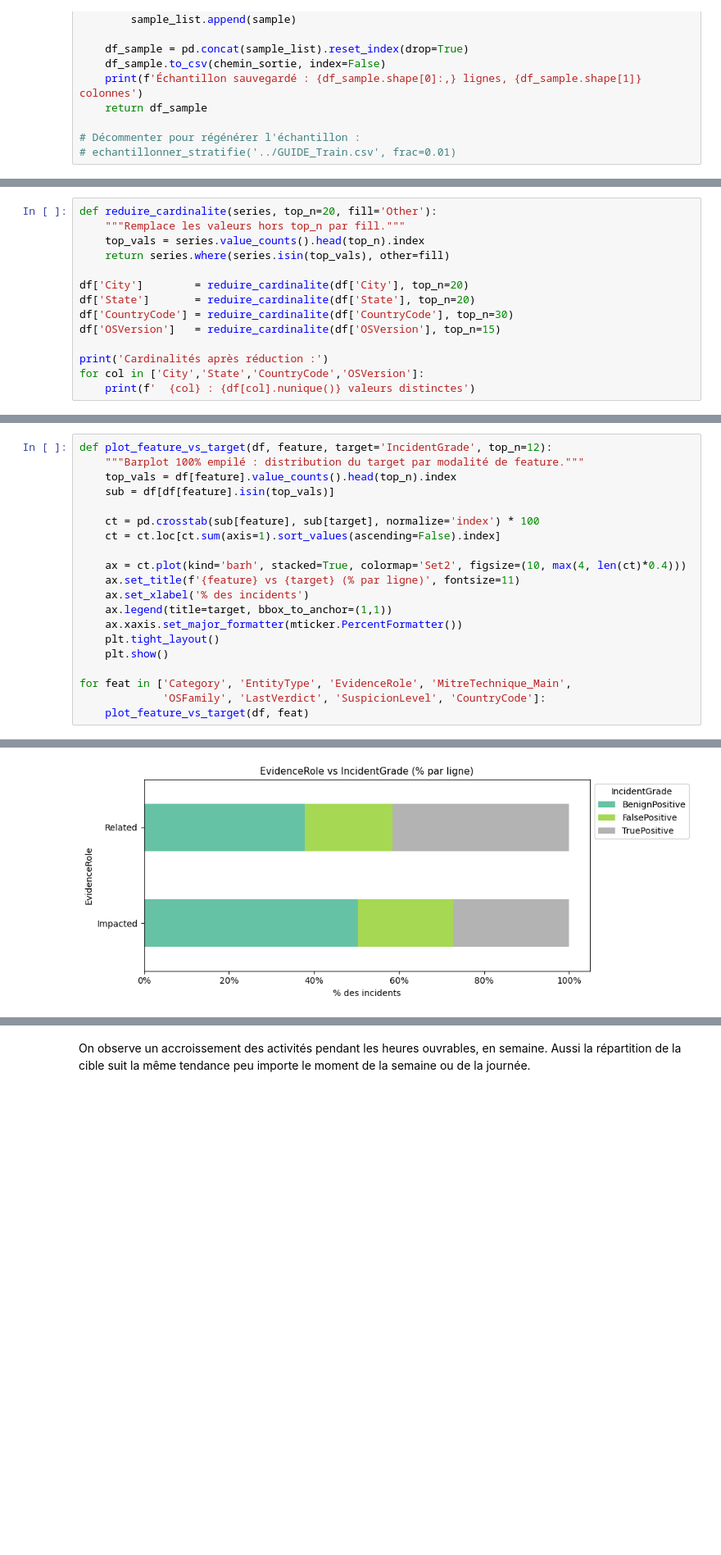
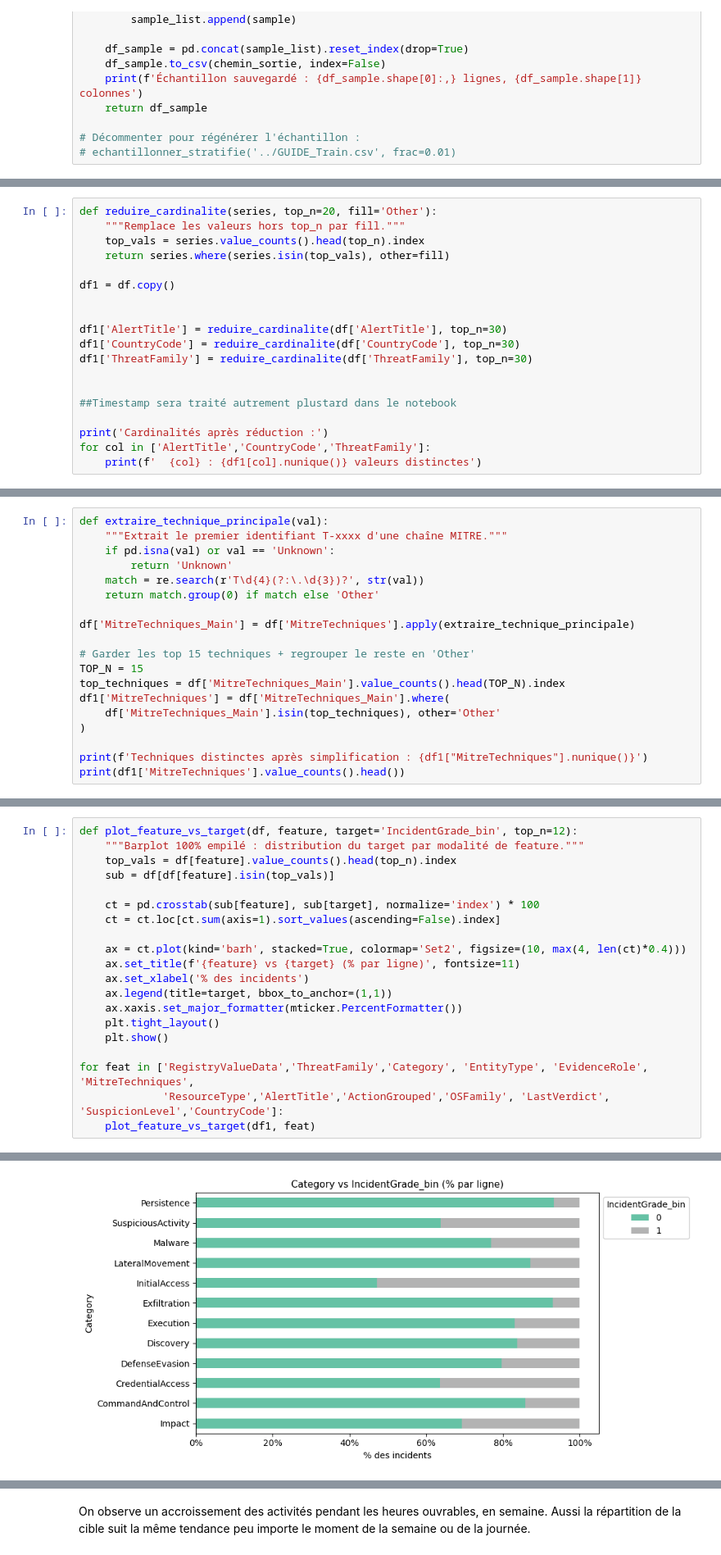
Before and after one commit to wilsdefots/projet-forage-des-donn-es, a Jupyter notebook: notebook.ipynb, the cells around one changed output, grey strips where cells are left out. Shown at 82% size. Drawn from its saved outputs; the diff is of its cells as text; blank space fills up the shorter version.

```diff
--- a/notebook.ipynb
+++ b/notebook.ipynb
@@ -247,13 +273,18 @@ def reduire_cardinalite(series, top_n=20, fill='Other'):
     top_vals = series.value_counts().head(top_n).index
     return series.where(series.isin(top_vals), other=fill)
 
-df['City']        = reduire_cardinalite(df['City'], top_n=20)
-df['State']       = reduire_cardinalite(df['State'], top_n=20)
-df['CountryCode'] = reduire_cardinalite(df['CountryCode'], top_n=30)
-df['OSVersion']   = reduire_cardinalite(df['OSVersion'], top_n=15)
+df1 = df.copy()
+
+
+df1['AlertTitle'] = reduire_cardinalite(df['AlertTitle'], top_n=30)
+df1['CountryCode'] = reduire_cardinalite(df['CountryCode'], top_n=30)
+df1['ThreatFamily'] = reduire_cardinalite(df['ThreatFamily'], top_n=30)
+
+
+##Timestamp sera traité autrement plustard dans le notebook
 
 print('Cardinalités après réduction :')
-for col in ['City','State','CountryCode','OSVersion']:
-    print(f'  {col} : {df[col].nunique()} valeurs distinctes')
+for col in ['AlertTitle','CountryCode','ThreatFamily']:
+    print(f'  {col} : {df1[col].nunique()} valeurs distinctes')
 # %% [output]
 Cardinalités après réduction :
@@ -263,0 +294,19 @@ Cardinalités après réduction :
+# %%
+def extraire_technique_principale(val):
+    """Extrait le premier identifiant T-xxxx d'une chaîne MITRE."""
+    if pd.isna(val) or val == 'Unknown':
+        return 'Unknown'
+    match = re.search(r'T\d{4}(?:\.\d{3})?', str(val))
+    return match.group(0) if match else 'Other'
+
+df['MitreTechniques_Main'] = df['MitreTechniques'].apply(extraire_technique_principale)
+
+# Garder les top 15 techniques + regrouper le reste en 'Other'
+TOP_N = 15
+top_techniques = df['MitreTechniques_Main'].value_counts().head(TOP_N).index
+df1['MitreTechniques'] = df['MitreTechniques_Main'].where(
+    df['MitreTechniques_Main'].isin(top_techniques), other='Other'
+)
+
+print(f'Techniques distinctes après simplification : {df1["MitreTechniques"].nunique()}')
+print(df1['MitreTechniques'].value_counts().head())
@@ -298,5 +388,5 @@ Passing `palette` without assigning `hue` is deprecated and will be removed in v
 # %%
-def plot_feature_vs_target(df, feature, target='IncidentGrade', top_n=12):
+def plot_feature_vs_target(df, feature, target='IncidentGrade_bin', top_n=12):
     """Barplot 100% empilé : distribution du target par modalité de feature."""
     top_vals = df[feature].value_counts().head(top_n).index
     sub = df[df[feature].isin(top_vals)]
@@ -312,7 +402,7 @@ def plot_feature_vs_target(df, feature, target='IncidentGrade', top_n=12):
     plt.tight_layout()
     plt.show()
 
-for feat in ['Category', 'EntityType', 'EvidenceRole', 'MitreTechnique_Main',
-             'OSFamily', 'LastVerdict', 'SuspicionLevel', 'CountryCode']:
-    plot_feature_vs_target(df, feat)
+for feat in ['RegistryValueData','ThreatFamily','Category', 'EntityType', 'EvidenceRole', 'MitreTechniques',
+             'ResourceType','AlertTitle','ActionGrouped','OSFamily', 'LastVerdict', 'SuspicionLevel','CountryCode']:
+    plot_feature_vs_target(df1, feat)
 # %% [output]
@@ -321 +411 @@ for feat in ['Category', 'EntityType', 'EvidenceRole', 'MitreTechnique_Main',
-[figure, old version]
+[figure, new version]
```
Also changed, not shown: parts of 37 cells of this notebook.
